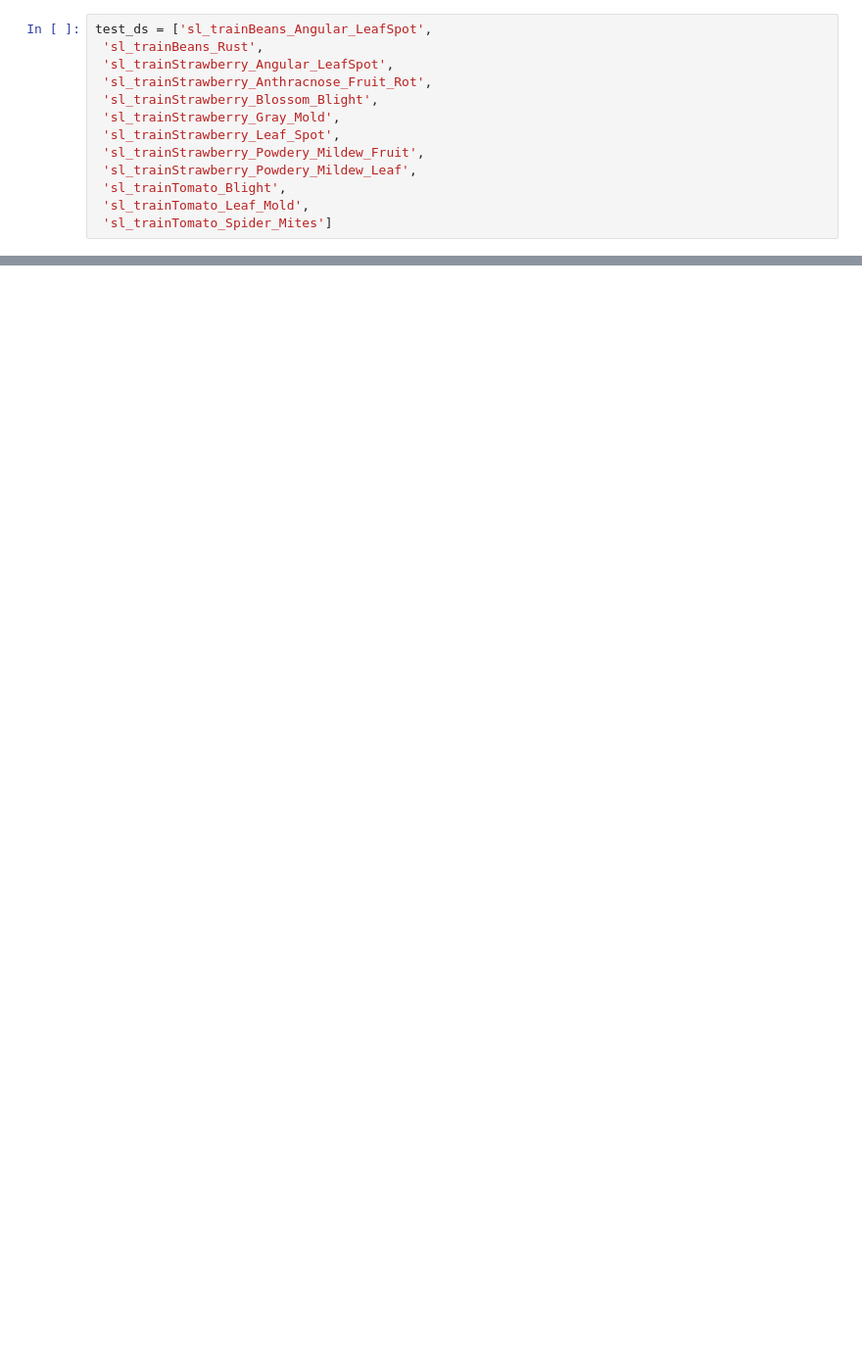
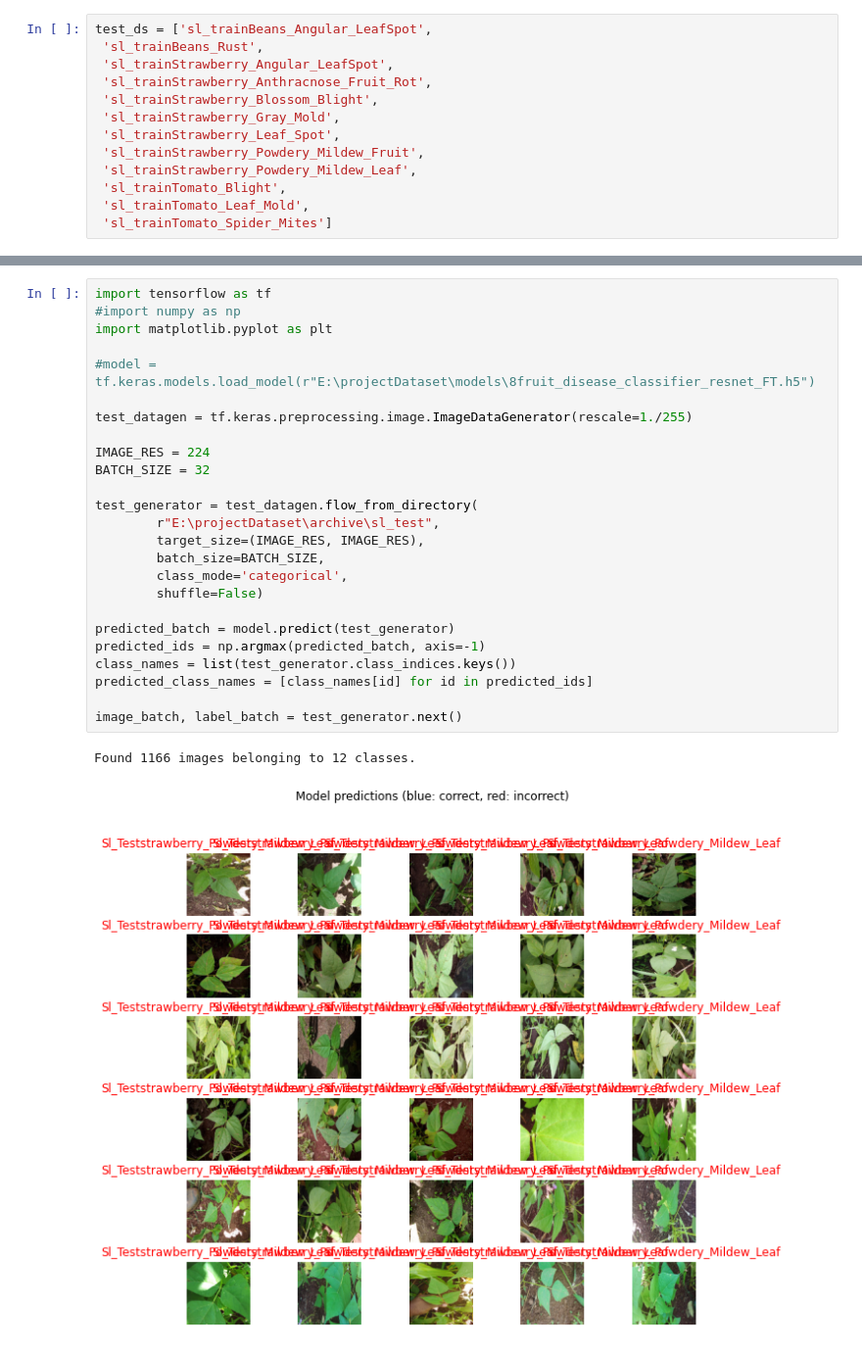
Before and after one commit to pariyaaf/FruitDiseaseDetection-pariya, a Jupyter notebook: TestModel.ipynb, the cells around one changed output, grey strips where cells are left out. Shown at 98% size. Drawn from its saved outputs; the diff is of its cells as text; blank space fills up the shorter version.

```diff
--- a/TestModel.ipynb
+++ b/TestModel.ipynb
@@ -44,0 +46,28 @@ sl_trainStrawberry_Leaf_Spot
+# %%
+import tensorflow as tf
+#import numpy as np
+import matplotlib.pyplot as plt
+
+#model = tf.keras.models.load_model(r"E:\projectDataset\models\8fruit_disease_classifier_resnet_FT.h5")
+
+test_datagen = tf.keras.preprocessing.image.ImageDataGenerator(rescale=1./255)
+
+IMAGE_RES = 224
+BATCH_SIZE = 32
+
+test_generator = test_datagen.flow_from_directory(
+        r"E:\projectDataset\archive\sl_test",
+        target_size=(IMAGE_RES, IMAGE_RES),
+        batch_size=BATCH_SIZE,
+        class_mode='categorical',
+        shuffle=False)
+
+predicted_batch = model.predict(test_generator)
+predicted_ids = np.argmax(predicted_batch, axis=-1)
+class_names = list(test_generator.class_indices.keys())
+predicted_class_names = [class_names[id] for id in predicted_ids]
+
+image_batch, label_batch = test_generator.next()
+# %% [output]
+Found 1166 images belonging to 12 classes.
+[figure, added]
```
Also changed, not shown: parts of 6 cells of this notebook.
